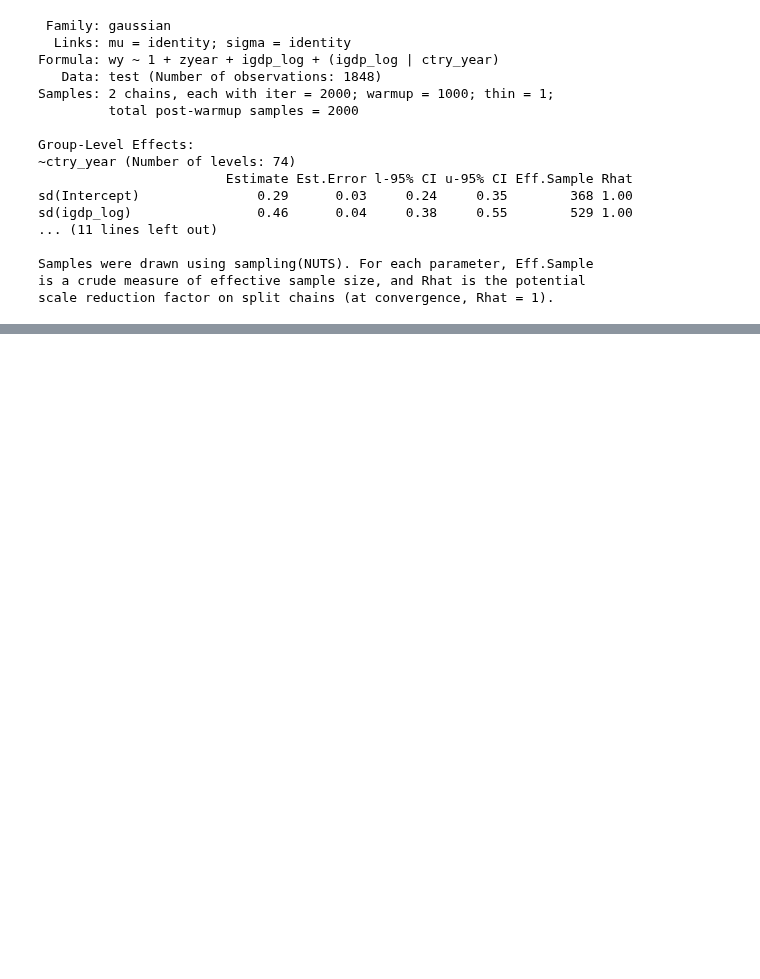
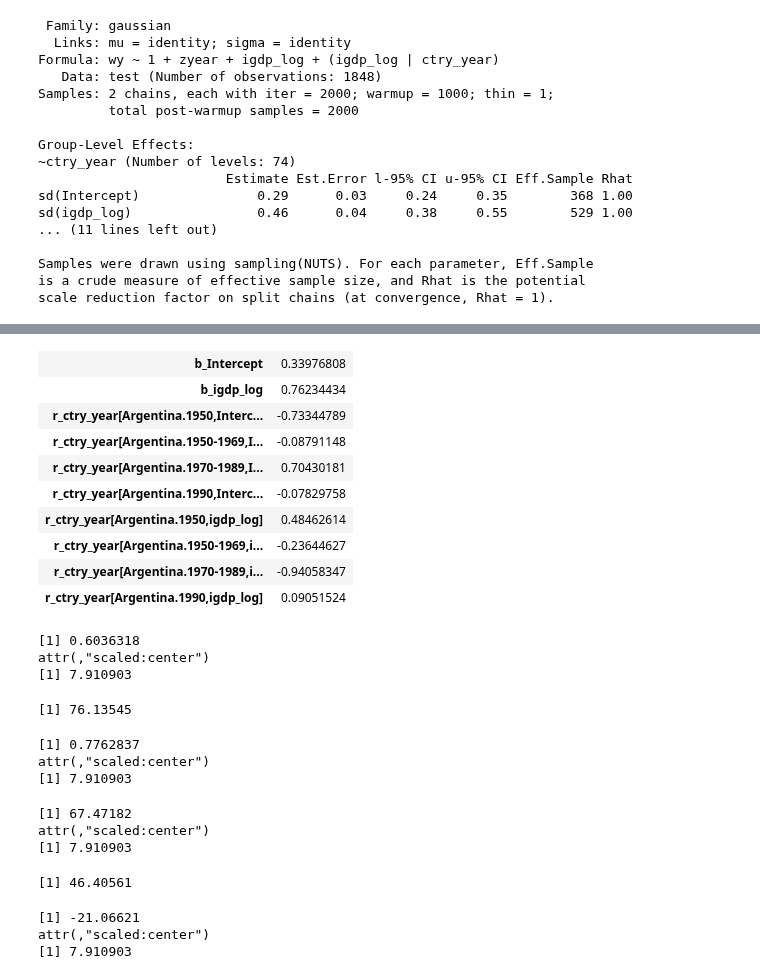
Before and after one commit to sdaza/lambda, a Jupyter notebook: notebooks/stacking_covariates.ipynb, the cells around one changed output, grey strips where cells are left out. Drawn from its saved outputs; the diff is of its cells as text; code cells hidden in the pictures; blank space fills up the shorter version.

```diff
--- a/notebooks/stacking_covariates.ipynb
+++ b/notebooks/stacking_covariates.ipynb
@@ -771,0 +853,47 @@ scale reduction factor on split chains (at convergence, Rhat = 1).
+# %%
+coeffs = t(ss[, .SD, .SDcols = names(ss) %like% '^b|Argentina'])
+# %%
+coeffs
+# %% [output]
+| b_Intercept | 0.33976808 |
+| b_igdp_log | 0.76234434 |
+| r_ctry_year[Argentina.1950,Interc... | -0.73344789 |
+| r_ctry_year[Argentina.1950-1969,I... | -0.08791148 |
+| r_ctry_year[Argentina.1970-1989,I... | 0.70430181 |
+| r_ctry_year[Argentina.1990,Interc... | -0.07829758 |
+| r_ctry_year[Argentina.1950,igdp_log] | 0.48462614 |
+| r_ctry_year[Argentina.1950-1969,i... | -0.23644627 |
+| r_ctry_year[Argentina.1970-1989,i... | -0.94058347 |
+| r_ctry_year[Argentina.1990,igdp_log] | 0.09051524 |
+# %%
+(log_gpd_argentina_1950 = test[ctry=='Argentina' & year==1950, igdp_log])
+(max_value = test[ctry=='Argentina' & year==1950, max_le])
+# %% [output]
+[1] 0.6036318
+attr(,"scaled:center")
+[1] 7.910903
+[1] 76.13545
+# %%
+(cf = coeffs[1] + coeffs[6] + log_gpd_argentina_1950 * (coeffs[2] + coeffs[10]))
+# %% [output]
+[1] 0.7762837
+attr(,"scaled:center")
+[1] 7.910903
+# %%
+# counterfactual
+(acf = get_orig_values_weibull(cf, max_value))
+# %% [output]
+[1] 67.47182
+attr(,"scaled:center")
+[1] 7.910903
+# %%
+# observed
+(obs = test[ctry=='Mexico' & year==1950, Ex])
+# %% [output]
+[1] 46.40561
+# %%
+obs - acf
+# %% [output]
+[1] -21.06621
+attr(,"scaled:center")
+[1] 7.910903
```
Also changed, not shown: parts of 18 cells of this notebook.
